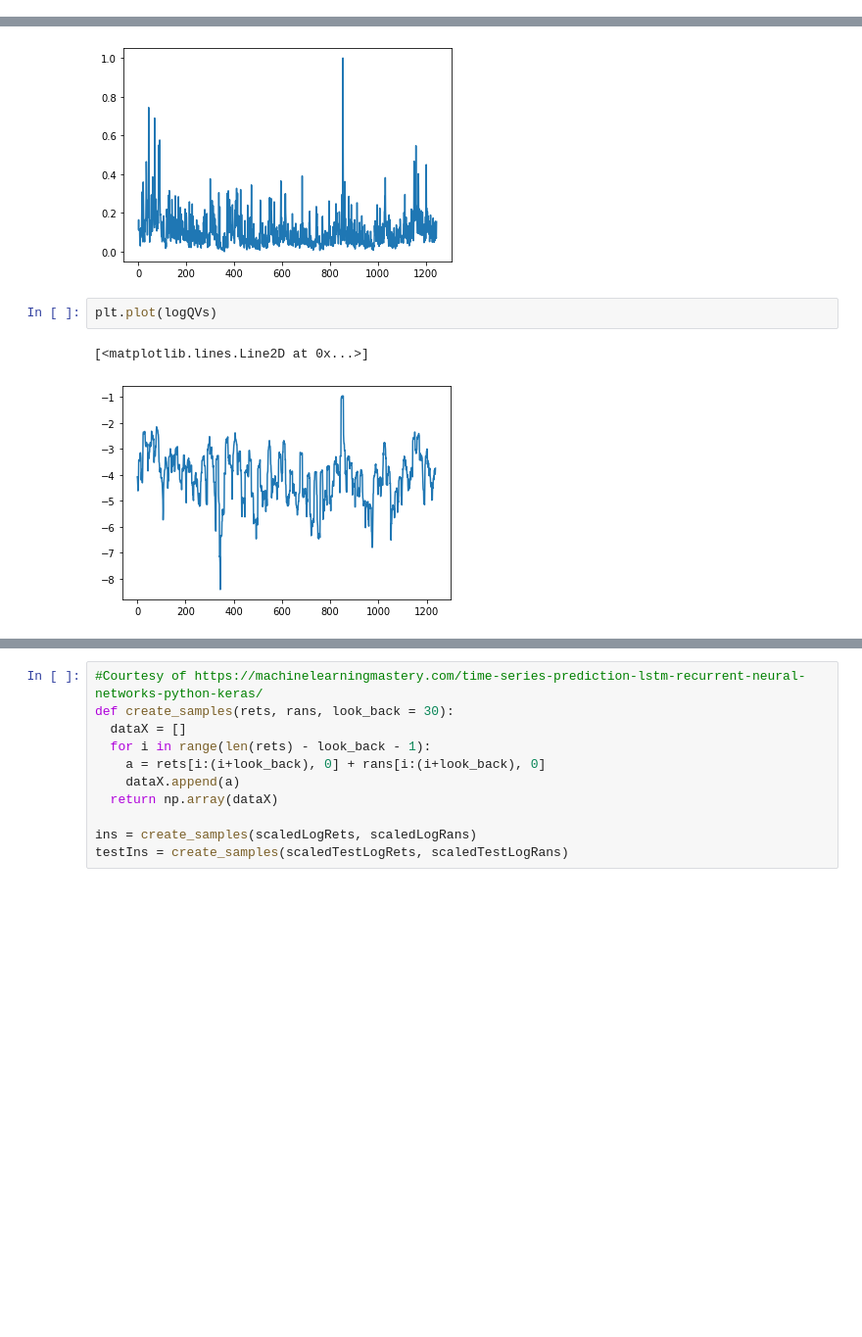
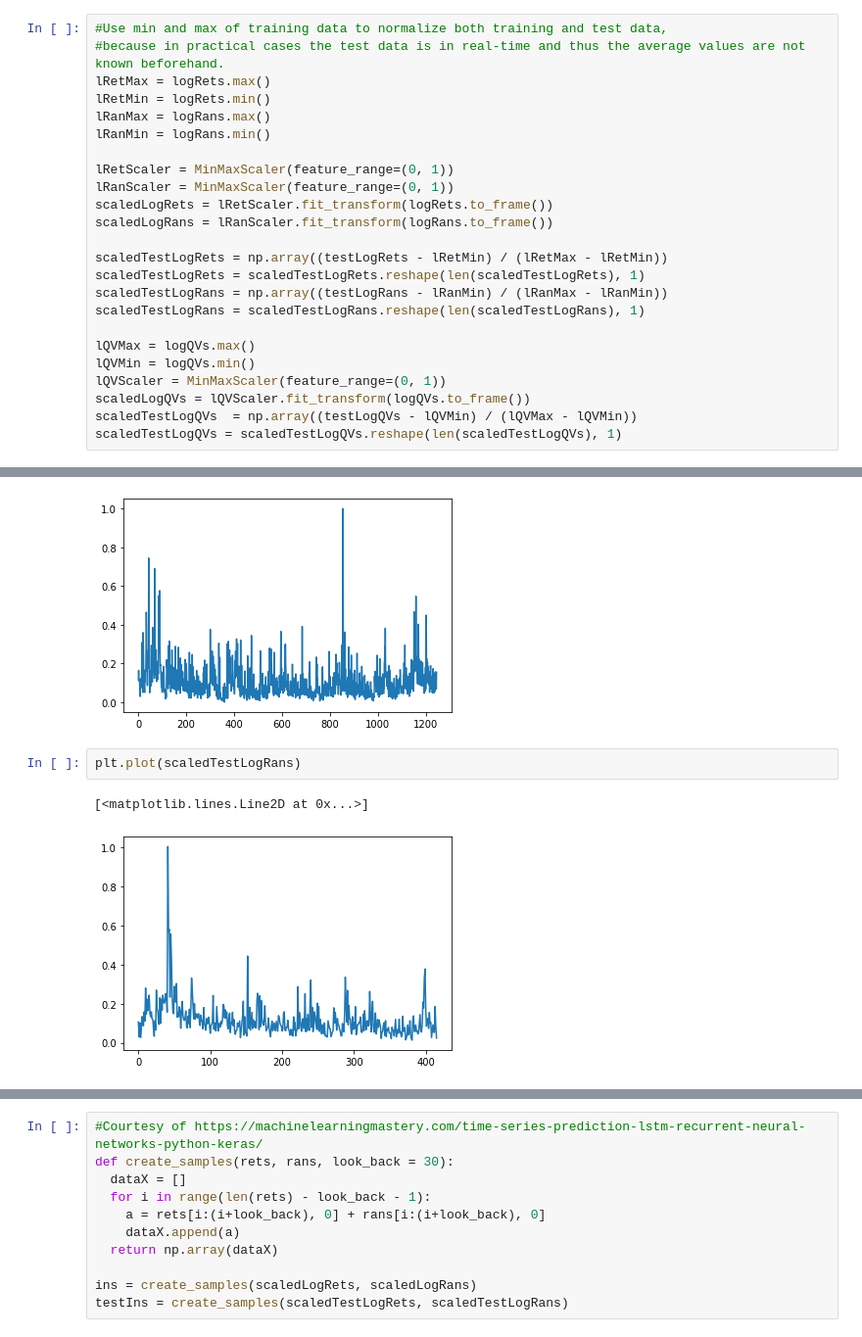
Before and after one commit to kcui5/EthereumVolatilityForecasting, a Jupyter notebook: Vol_LSTM.ipynb, the cells around one changed output, grey strips where cells are left out. Shown: that part at 98% size. Cells and saved outputs as stored; diff of their text form; blank space fills up the shorter version.

```diff
--- a/Vol_LSTM.ipynb
+++ b/Vol_LSTM.ipynb
@@ -197,3 +192,27 @@ scaledTestLogRans = scaler.fit_transform(testLogRans.to_frame())
+# %%
+#Use min and max of training data to normalize both training and test data,
+#because in practical cases the test data is in real-time and thus the average values are not known beforehand.
+lRetMax = logRets.max()
+lRetMin = logRets.min()
+lRanMax = logRans.max()
+lRanMin = logRans.min()
+
+lRetScaler = MinMaxScaler(feature_range=(0, 1))
+lRanScaler = MinMaxScaler(feature_range=(0, 1))
+scaledLogRets = lRetScaler.fit_transform(logRets.to_frame())
+scaledLogRans = lRanScaler.fit_transform(logRans.to_frame())
+
+scaledTestLogRets = np.array((testLogRets - lRetMin) / (lRetMax - lRetMin))
+scaledTestLogRets = scaledTestLogRets.reshape(len(scaledTestLogRets), 1)
+scaledTestLogRans = np.array((testLogRans - lRanMin) / (lRanMax - lRanMin))
+scaledTestLogRans = scaledTestLogRans.reshape(len(scaledTestLogRans), 1)
+
+lQVMax = logQVs.max()
+lQVMin = logQVs.min()
+lQVScaler = MinMaxScaler(feature_range=(0, 1))
+scaledLogQVs = lQVScaler.fit_transform(logQVs.to_frame())
+scaledTestLogQVs  = np.array((testLogQVs - lQVMin) / (lQVMax - lQVMin))
+scaledTestLogQVs = scaledTestLogQVs.reshape(len(scaledTestLogQVs), 1)
 # %%
 plt.plot(scaledLogRets)
 # %% [output]
@@ -205,7 +224,7 @@ plt.plot(scaledLogRans)
 [<matplotlib.lines.Line2D at 0x...>]
 [figure]
 # %%
-plt.plot(logQVs)
+plt.plot(scaledTestLogRans)
 # %% [output]
 [<matplotlib.lines.Line2D at 0x...>]
-[figure, old version]
+[figure, new version]
```
Also changed, not shown: parts of 20 cells of this notebook, 4 other files.
